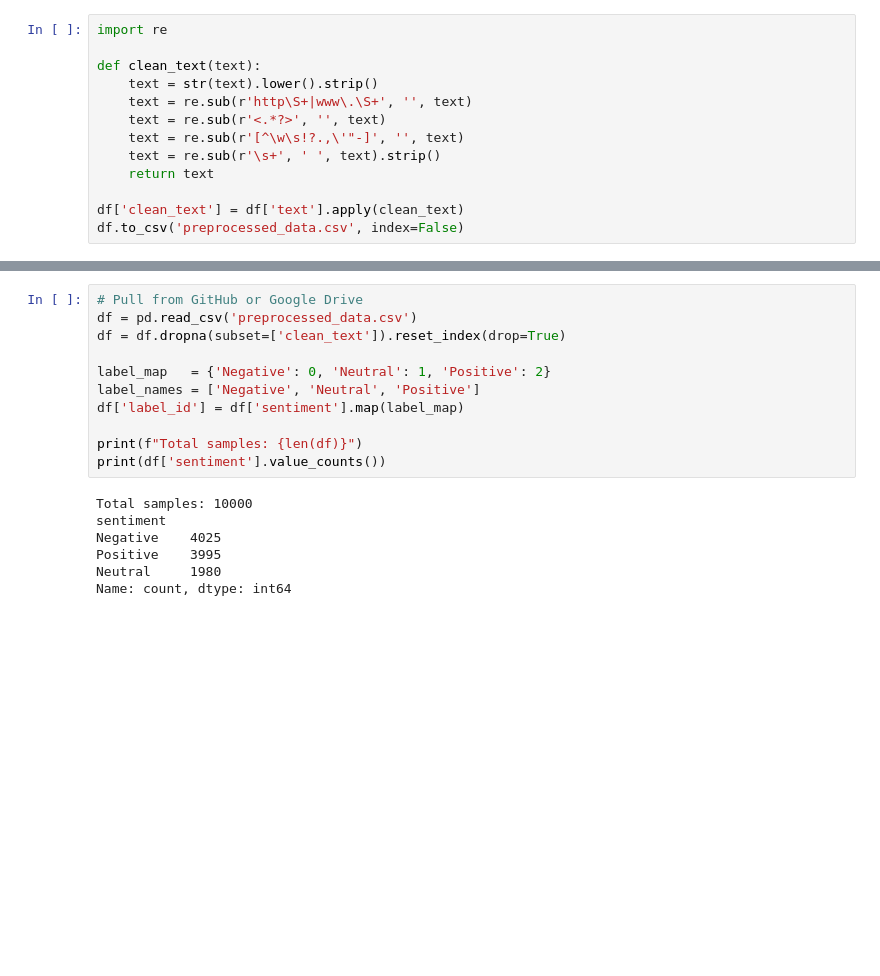
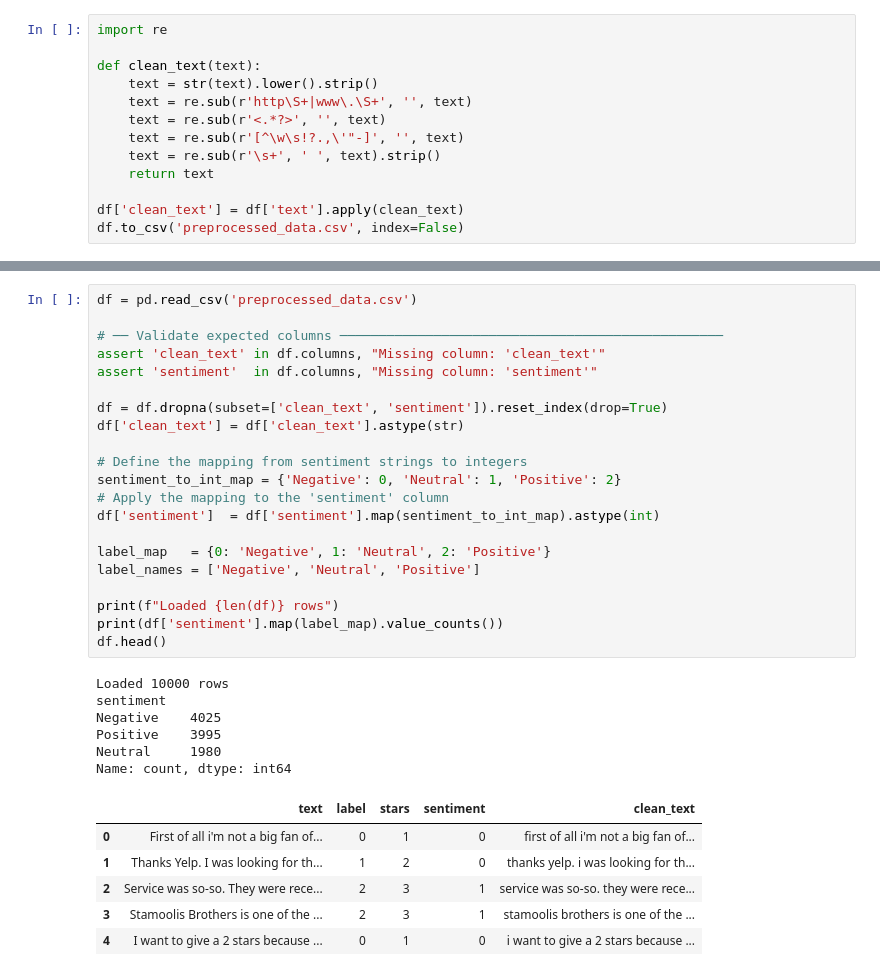
Before and after one commit to lubabasadiyanp/sentimental-analysis-of-product-review, a Jupyter notebook: Data Understanding & preprocessing.ipynb, the cells around one changed output, grey strips where cells are left out. Drawn from its saved outputs; the diff is of its cells as text; blank space fills up the shorter version.

```diff
--- a/Data Understanding & preprocessing.ipynb
+++ b/Data Understanding & preprocessing.ipynb
@@ -165,23 +135,39 @@ device = torch.device('cuda' if torch.cuda.is_available() else 'cpu')
 print(f"Using device: {device}")
 # %% [output]
 Using device: cuda
-# %%
-# Pull from GitHub or Google Drive
-df = pd.read_csv('preprocessed_data.csv')
-df = df.dropna(subset=['clean_text']).reset_index(drop=True)
-
-label_map   = {'Negative': 0, 'Neutral': 1, 'Positive': 2}
-label_names = ['Negative', 'Neutral', 'Positive']
-df['label_id'] = df['sentiment'].map(label_map)
-
-print(f"Total samples: {len(df)}")
-print(df['sentiment'].value_counts())
-# %% [output]
-Total samples: 10000
-sentiment
-Negative    4025
-Positive    3995
-Neutral     1980
-Name: count, dtype: int64
+# %%
+df = pd.read_csv('preprocessed_data.csv')
+
+# ── Validate expected columns ─────────────────────────────────────────────────
+assert 'clean_text' in df.columns, "Missing column: 'clean_text'"
+assert 'sentiment'  in df.columns, "Missing column: 'sentiment'"
+
+df = df.dropna(subset=['clean_text', 'sentiment']).reset_index(drop=True)
+df['clean_text'] = df['clean_text'].astype(str)
+
+# Define the mapping from sentiment strings to integers
+sentiment_to_int_map = {'Negative': 0, 'Neutral': 1, 'Positive': 2}
+# Apply the mapping to the 'sentiment' column
+df['sentiment']  = df['sentiment'].map(sentiment_to_int_map).astype(int)
+
+label_map   = {0: 'Negative', 1: 'Neutral', 2: 'Positive'}
+label_names = ['Negative', 'Neutral', 'Positive']
+
+print(f"Loaded {len(df)} rows")
+print(df['sentiment'].map(label_map).value_counts())
+df.head()
+# %% [output]
+Loaded 10000 rows
+sentiment
+Negative    4025
+Positive    3995
+Neutral     1980
+Name: count, dtype: int64
+|  | text | label | stars | sentiment | clean_text |
+| 0 | First of all i'm not a big fan of... | 0 | 1 | 0 | first of all i'm not a big fan of... |
+| 1 | Thanks Yelp. I was looking for th... | 1 | 2 | 0 | thanks yelp. i was looking for th... |
+| 2 | Service was so-so. They were rece... | 2 | 3 | 1 | service was so-so. they were rece... |
+| 3 | Stamoolis Brothers is one of the ... | 2 | 3 | 1 | stamoolis brothers is one of the ... |
+| 4 | I want to give a 2 stars because ... | 0 | 1 | 0 | i want to give a 2 stars because ... |
 # %%
 X = df['clean_text'].tolist()
```
Also changed, not shown: parts of 32 cells of this notebook.
